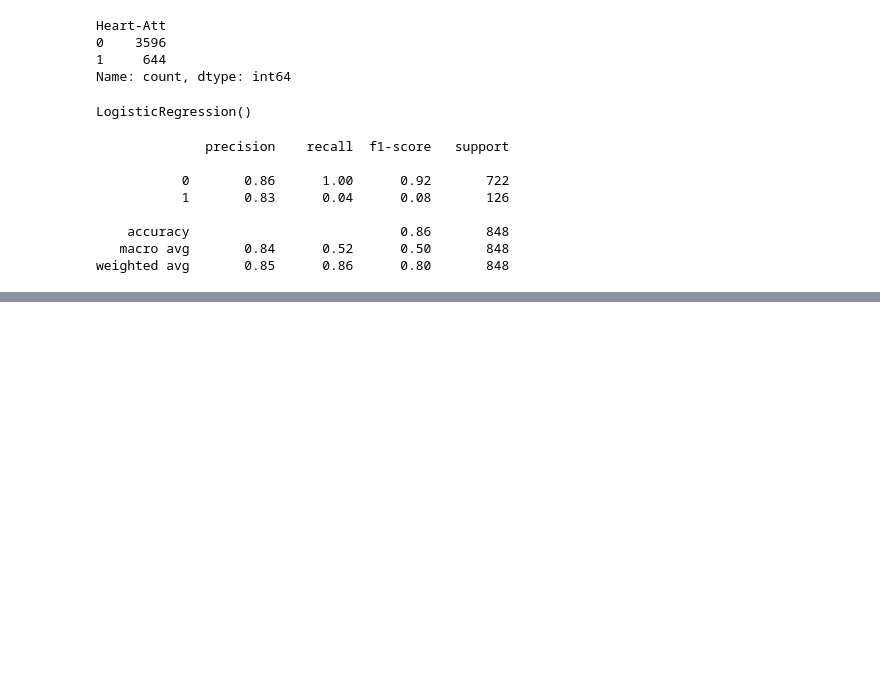
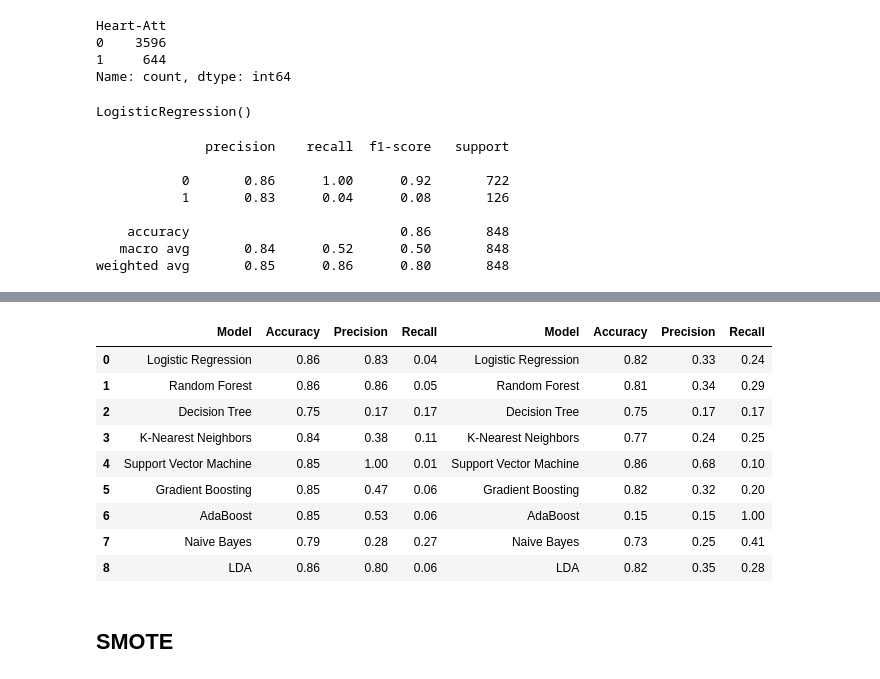
Before and after one commit to anirudhsardiwal/heart-attack-prediction-app, a Jupyter notebook: Heart-attack-prediction-model.ipynb, the cells around one changed output, grey strips where cells are left out. Drawn from its saved outputs; the diff is of its cells as text; code cells hidden in the pictures; blank space fills up the shorter version.

Commit message:
threshold reduction

```diff
--- a/Heart-attack-prediction-model.ipynb
+++ b/Heart-attack-prediction-model.ipynb
@@ -215,0 +241,2 @@ NameError: name 'X_train' is not defined
+# %%
+results_df = pd.DataFrame(results).round(2)
@@ -215,0 +258,23 @@ NameError: name 'X_train' is not defined
+# %%
+results_threshold = []
+# %%
+
+threshold = 0.3
+
+for model_name, model in models.items():
+    model.fit(X_train, y_train)
+    y_pred = model.predict(X_test)
+    y_pred_proba = model.predict_proba(X_test)[:,1]
+    y_pred = (y_pred_proba > threshold).astype(int)
+
+    accuracy = accuracy_score(y_test, y_pred)
+    precision = precision_score(y_test, y_pred)
+    recall = recall_score(y_test, y_pred)
+
+    results_threshold.append({'Model':model_name,
+                    'Accuracy':accuracy,
+                    'Precision':precision,
+                    'Recall':recall})
+# %%
+results_threshold = pd.DataFrame(results_threshold).round(2)
+results_threshold
@@ -215,0 +292,19 @@ NameError: name 'X_train' is not defined
+# %%
+comparison_df = pd.concat([results_df, results_threshold], axis=1)
+# comparison_df.columns = ['Model', 'Accuracy_Default','Accuracy_Threshold', 'Precision_Default','Model','Precision_Threshold', \
+    # 'Recall_Default', 'Recall_Threshold']
+
+comparison_df
+# %% [output]
+|  | Model | Accuracy | Precision | Recall | Model | Accuracy | Precision | Recall |
+| 0 | Logistic Regression | 0.86 | 0.83 | 0.04 | Logistic Regression | 0.82 | 0.33 | 0.24 |
+| 1 | Random Forest | 0.86 | 0.86 | 0.05 | Random Forest | 0.81 | 0.34 | 0.29 |
+| 2 | Decision Tree | 0.75 | 0.17 | 0.17 | Decision Tree | 0.75 | 0.17 | 0.17 |
+| 3 | K-Nearest Neighbors | 0.84 | 0.38 | 0.11 | K-Nearest Neighbors | 0.77 | 0.24 | 0.25 |
+| 4 | Support Vector Machine | 0.85 | 1.00 | 0.01 | Support Vector Machine | 0.86 | 0.68 | 0.10 |
+| 5 | Gradient Boosting | 0.85 | 0.47 | 0.06 | Gradient Boosting | 0.82 | 0.32 | 0.20 |
+| 6 | AdaBoost | 0.85 | 0.53 | 0.06 | AdaBoost | 0.15 | 0.15 | 1.00 |
+| 7 | Naive Bayes | 0.79 | 0.28 | 0.27 | Naive Bayes | 0.73 | 0.25 | 0.41 |
+| 8 | LDA | 0.86 | 0.80 | 0.06 | LDA | 0.82 | 0.35 | 0.28 |
+# %% [markdown]
+## SMOTE
```
Also changed, not shown: parts of 17 cells of this notebook.
